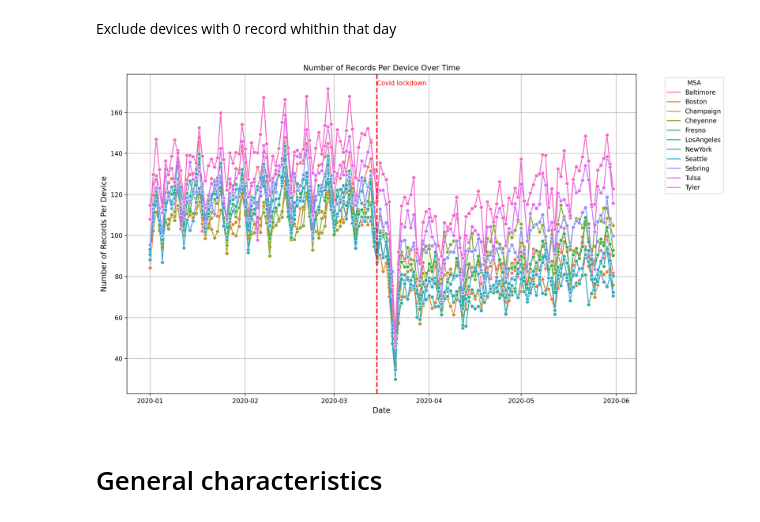
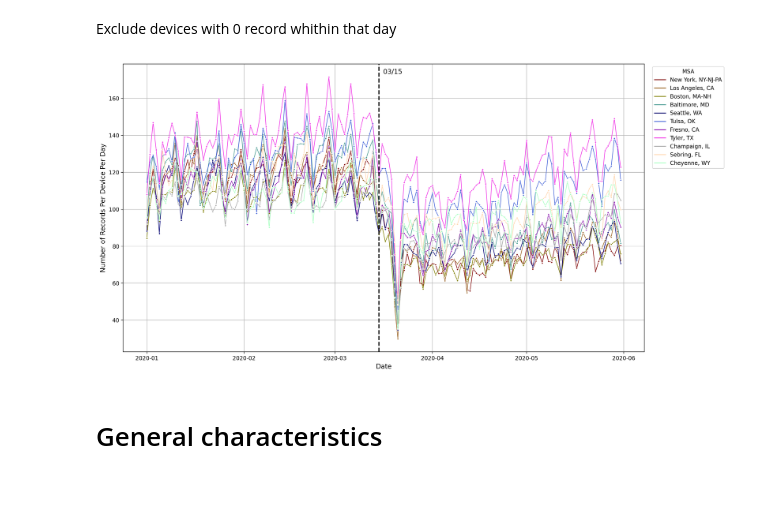
Before and after one commit to bigdata4mobility/reviewpaper, a Jupyter notebook: xinhua/02-plot.ipynb, the cells around one changed output. Drawn from its saved outputs; the diff is of its cells as text; code cells hidden in the pictures; blank space fills up the shorter version.

```diff
--- a/xinhua/02-plot.ipynb
+++ b/xinhua/02-plot.ipynb
@@ -7,6 +7,20 @@ import warnings
 warnings.filterwarnings('ignore')
 # %% [markdown]
 # Data stability
+# %%
+MSA_dict = {'Baltimore-Columbia-Towson': 'Baltimore, MD', 'Boston-Cambridge-Newton': 'Boston, MA-NH',
+            'Champaign-Urbana': 'Champaign, IL', 'Cheyenne': 'Cheyenne, WY', 'Fresno': 'Fresno, CA',
+            'LosAngeles-LongBeach-Anaheim': 'Los Angeles, CA', 'NewYork-Newark-JerseyCity': 'New York, NY-NJ-PA',
+            'Seattle-Tacoma-Bellevue': 'Seattle, WA', 'Sebring-AvonPark': 'Sebring, FL',
+            'Tulsa': 'Tulsa, OK', 'Tyler': 'Tyler, TX',
+            'Baltimore': 'Baltimore, MD', 'Boston': 'Boston, MA-NH', 'Champaign': 'Champaign, IL',
+            'Cheyenne': 'Cheyenne, WY', 'Fresno': 'Fresno, CA', 'LosAngeles': 'Los Angeles, CA',
+            'NewYork': 'New York, NY-NJ-PA', 'Seattle': 'Seattle, WA', 'Sebring': 'Sebring, FL',
+            'Tulsa': 'Tulsa, OK', 'Tyler': 'Tyler, TX'}
+# %%
+MSA_order = ['New York, NY-NJ-PA','Los Angeles, CA','Boston, MA-NH','Baltimore, MD',
+ 'Seattle, WA','Tulsa, OK','Fresno, CA','Tyler, TX','Champaign, IL',
+ 'Sebring, FL','Cheyenne, WY']
 # %% [markdown]
 ## Number of devices over time
 # %%
@@ -44 +43,5 @@ If we want to check the sampling rate for each MSA
+# %%
+# Custom palette
+custom_palette = ['#800000', '#9A6324', '#808000', '#469990', '#000075', '#4363d8', '#911eb4', '#f032e6','#a9a9a9', '#ffd8b1', '#aaffc3']
+palette = sns.color_palette(custom_palette)
 # %%
@@ -80,3 +112,8 @@ user_dates = pd.merge(all_dates.assign(key=1), all_users.assign(key=1), on='key'
 complete_data = user_dates.join(user_msa_map, on='user_id')
 # Merge with the original records and fill missing data
 daily_metrics_df_complete = complete_data.merge(daily_metrics_df, on=['date', 'user_id', 'MSA'], how='left').fillna(0)
+daily_metrics_df_complete['datetime'] = daily_metrics_df_complete['date']
+daily_metrics_df_complete['date'] = daily_metrics_df_complete['date'].dt.date
+daily_metrics_df_complete['MSA'] = daily_metrics_df_complete['MSA'].map(MSA_dict)
+# sort the df by MSA_order
+daily_metrics_df_complete['MSA'] = pd.Categorical(daily_metrics_df_complete['MSA'], categories=MSA_order, ordered=True)
@@ -108,24 +122,25 @@ Exclude devices with 0 record whithin that day
 # %%
 num_of_records_per_device_df_complete = daily_metrics_df_complete.groupby(['MSA','date']).num_of_records.mean().reset_index()
 num_of_records_per_device_df_complete.columns = ['MSA','date','num_of_records_per_device']
 
+num_of_records_per_device_df_complete['MSA'] = num_of_records_per_device_df_complete['MSA'].astype('string')
 
-plt.figure(figsize=(14, 8),dpi=200)
-sns.lineplot(data=num_of_records_per_device_df_complete, x='date', y='num_of_records_per_device', hue='MSA', marker='o')
-plt.title('Number of Records Per Device Over Time')
+plt.figure(figsize=(16, 8),dpi=200)
+sns.lineplot(data=num_of_records_per_device_df_complete, x='date', y='num_of_records_per_device', hue='MSA',marker='.', palette=palette, linestyle='-',linewidth=1)
+# plt.title('Number of Records Per Device Over Time')
 plt.xlabel('Date', fontsize=12)
-plt.ylabel('Number of Records Per Device', fontsize=12)
+plt.ylabel('Number of Records Per Device Per Day', fontsize=12)
 plt.xticks(fontsize=10)
 plt.yticks(fontsize=10)
-plt.legend(title='MSA', bbox_to_anchor=(1.05, 1), loc='upper left')
-plt.axvline(pd.Timestamp('2020-03-15'), color='red', linestyle='--', lw=2)
-plt.text(pd.Timestamp('2020-03-15'), num_of_records_per_device_df_complete['num_of_records_per_device'].max()*1.01, 'Covid lockdown', color='red', fontsize=10)
+plt.legend(title='MSA', bbox_to_anchor=(1.01, 1), loc='upper left')
+plt.axvline(pd.Timestamp('2020-03-15'), color='black', linestyle='--', lw=2)
+plt.text(pd.Timestamp('2020-03-15'), num_of_records_per_device_df_complete['num_of_records_per_device'].max()*1.01, '  03/15', color='black', fontsize=12)
 
 plt.grid(True)
 plt.tight_layout()
 plt.savefig('Figures/Number_of_Records_Per_Device_Over_Time_complete.png')
 # %% [output]
-[figure, old version]
+[figure, new version]
 # %% [markdown]
 # General characteristics
 # %% [markdown]
```
Also changed, not shown: parts of 27 cells of this notebook, 17 other files.
